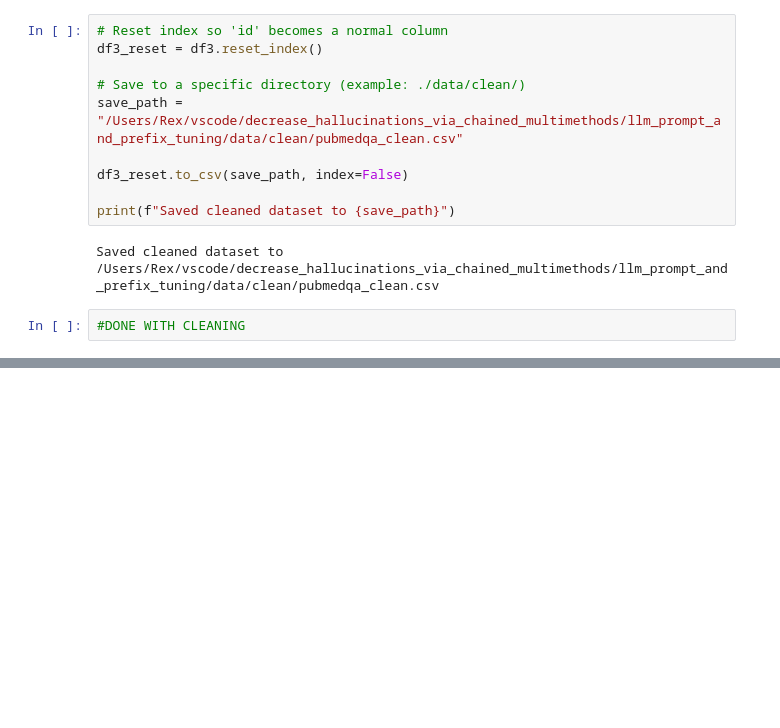
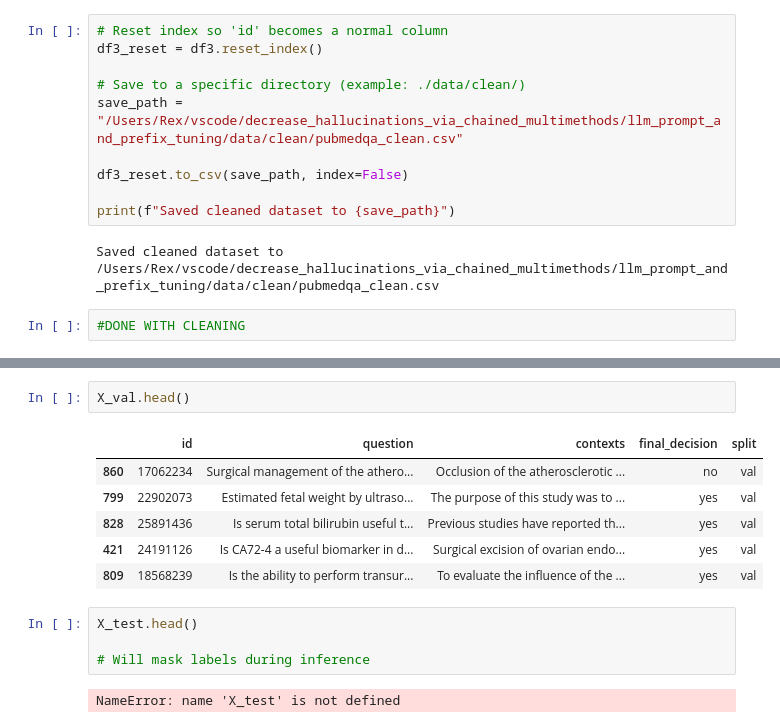
Before and after one commit to RexManglicmot/prompt_and_prefix_fine_tuning, a Jupyter notebook: data/eda.ipynb, the cells around one changed output, grey strips where cells are left out. Drawn from its saved outputs; the diff is of its cells as text; blank space fills up the shorter version.

```diff
--- a/data/eda.ipynb
+++ b/data/eda.ipynb
@@ -120,0 +191,15 @@ Saved cleaned dataset to /Users/Rex/vscode/decrease_hallucinations_via_chained_m
+# %%
+X_val.head()
+# %% [output]
+|  | id | question | contexts | final_decision | split |
+| 860 | 17062234 | Surgical management of the athero... | Occlusion of the atherosclerotic ... | no | val |
+| 799 | 22902073 | Estimated fetal weight by ultraso... | The purpose of this study was to ... | yes | val |
+| 828 | 25891436 | Is serum total bilirubin useful t... | Previous studies have reported th... | yes | val |
+| 421 | 24191126 | Is CA72-4 a useful biomarker in d... | Surgical excision of ovarian endo... | yes | val |
+| 809 | 18568239 | Is the ability to perform transur... | To evaluate the influence of the ... | yes | val |
+# %%
+X_test.head()
+
+# Will mask labels during inference
+# %% [output]
+NameError: name 'X_test' is not defined
```
Also changed, not shown: parts of 10 cells of this notebook, 11 other files.
